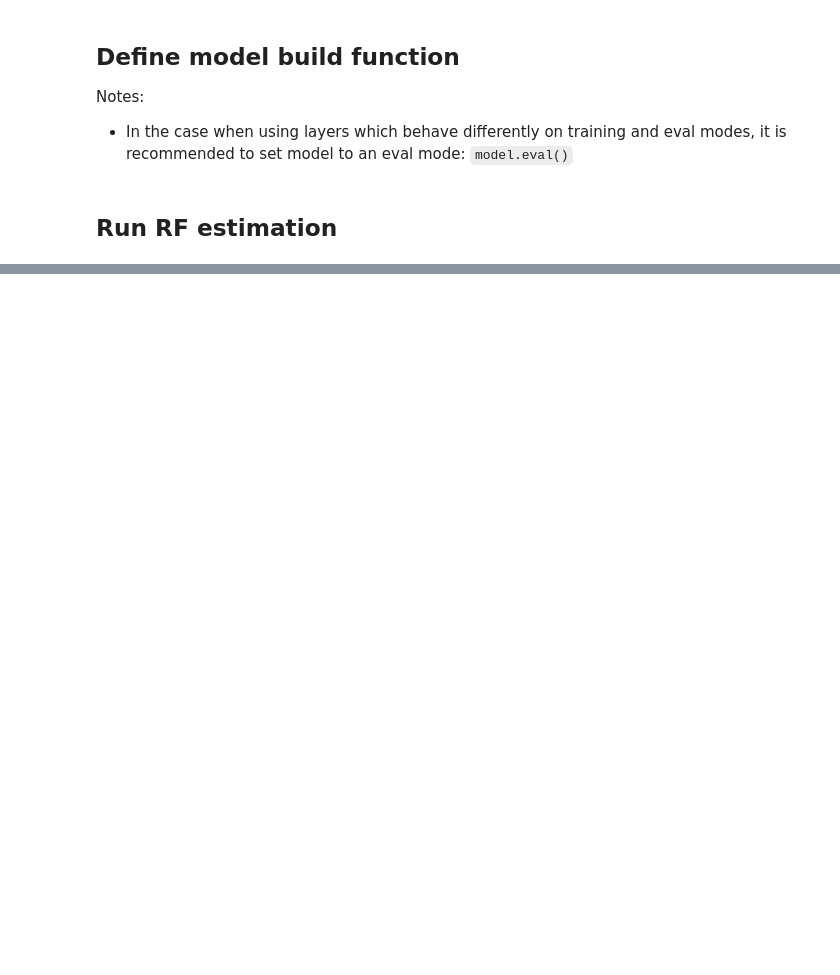
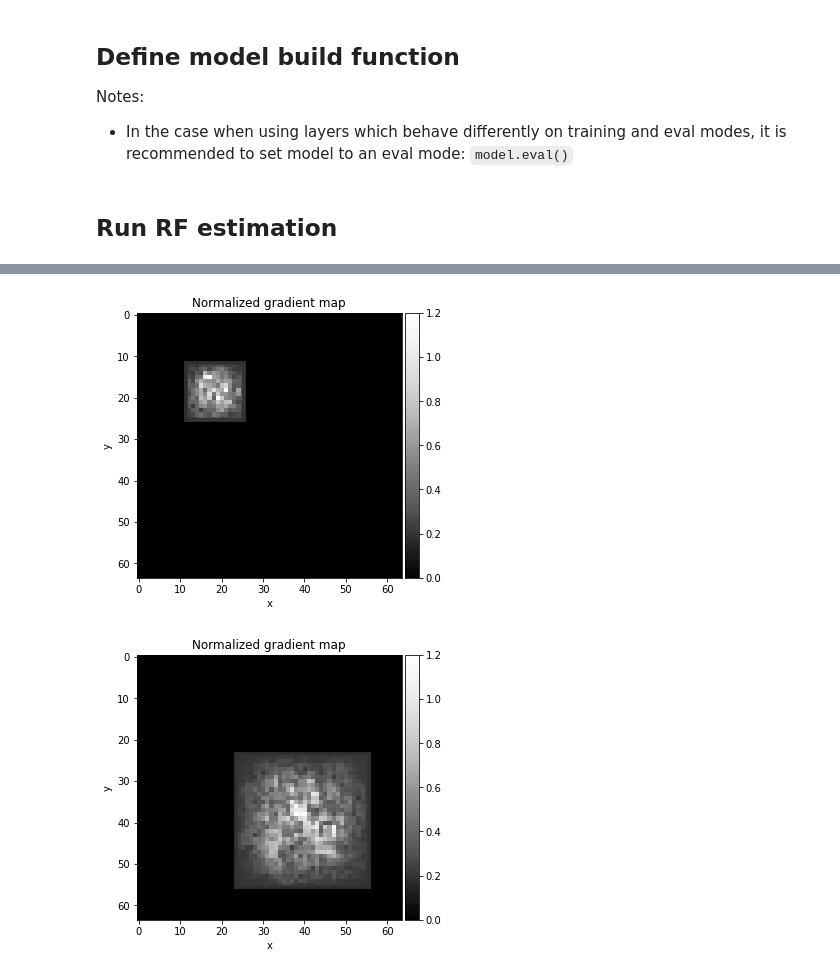
Before and after one commit to pprp/SimpleCVReproduction, a Jupyter notebook: easy-receptive-fields-pytorch/receptivefield/notebooks/minimal_example_with_pytorch_API.ipynb, the cells around one changed output, grey strips where cells are left out. Cells and saved outputs as stored; diff of their text form; code cells hidden in the pictures; blank space fills up the shorter version.

```diff
--- a/easy-receptive-fields-pytorch/receptivefield/notebooks/minimal_example_with_pytorch_API.ipynb
+++ b/easy-receptive-fields-pytorch/receptivefield/notebooks/minimal_example_with_pytorch_API.ipynb
@@ -86,0 +183,6 @@ rf.plot_gradient_at(fm_id=1, point=(9, 9))
+# %%
+rf.plot_gradient_at(fm_id=0, point=(6, 6))
+rf.plot_gradient_at(fm_id=1, point=(6, 6))
+# %% [output]
+[figure, added]
+[figure, added]
```
Also changed, not shown: parts of 12 cells of this notebook, 13 other files.
